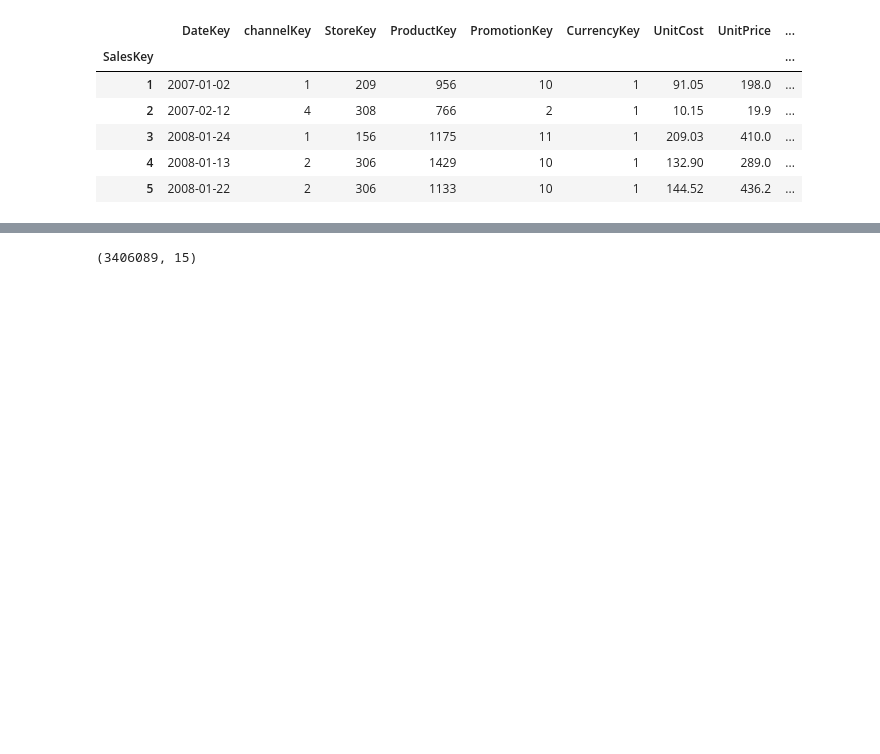
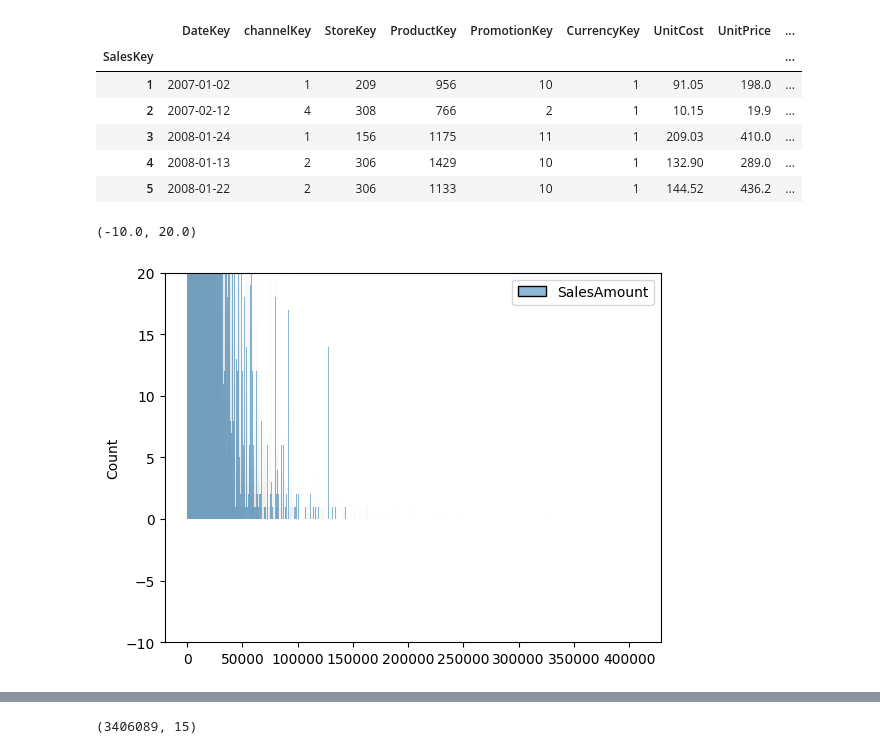
Before and after one commit to kai-pre/sales-ninja, a Jupyter notebook: notebooks/kai_timeseries-mvp.ipynb, the cells around one changed output, grey strips where cells are left out. Saved outputs shown, nothing was run; the diff lists cells and outputs as text; code cells hidden in the pictures; blank space fills up the shorter version.

```diff
--- a/notebooks/kai_timeseries-mvp.ipynb
+++ b/notebooks/kai_timeseries-mvp.ipynb
@@ -26,3 +26,9 @@ data.head()
 | 3 | 2008-01-24 | 1 | 156 | 1175 | 11 | 1 | 209.03 | 410.0 | ... |
 | 4 | 2008-01-13 | 2 | 306 | 1429 | 10 | 1 | 132.90 | 289.0 | ... |
 | 5 | 2008-01-22 | 2 | 306 | 1133 | 10 | 1 | 144.52 | 436.2 | ... |
+# %%
+sns.histplot(data[["SalesAmount"]])
+plt.ylim(-10,20)
+# %% [output]
+(-10.0, 20.0)
+[figure, added]
```
Also changed, not shown: parts of 1 cell of this notebook, 9 other files.
